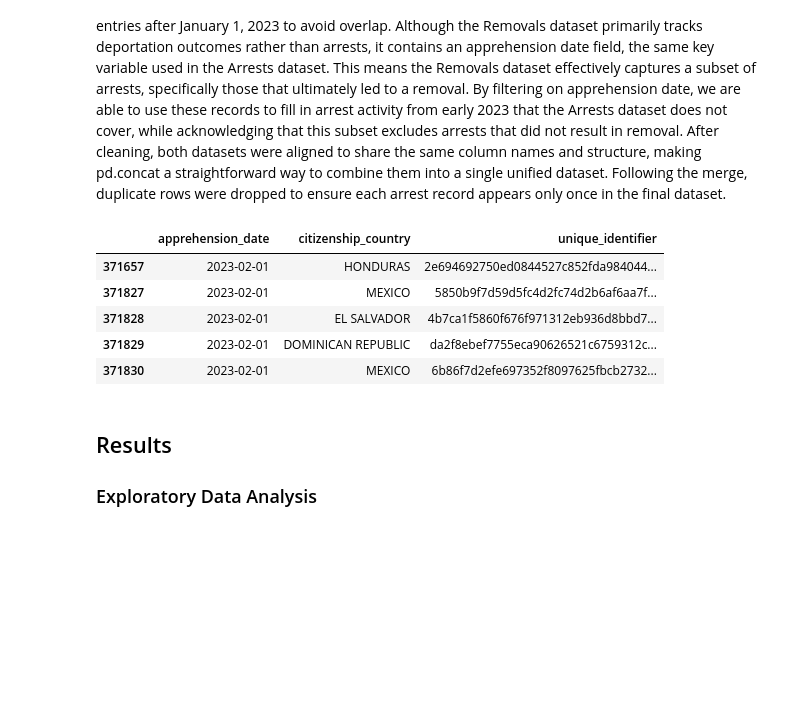
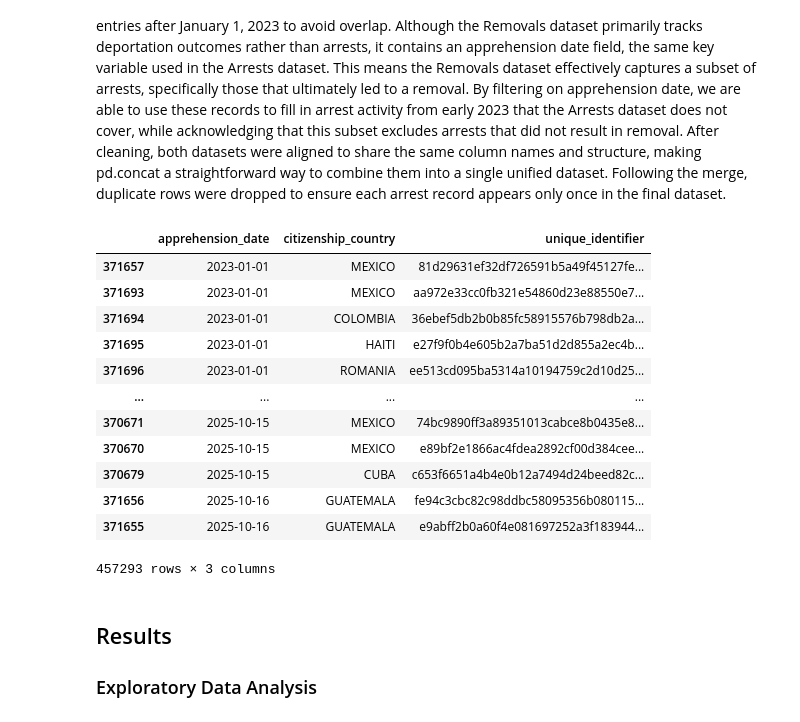
Before and after one commit to COGS108/Group109_WI26, a Jupyter notebook: 03-FinalProject.ipynb, the cells around one changed output. Cells and saved outputs as stored; diff of their text form; code cells hidden in the pictures; blank space fills up the shorter version.

```diff
--- a/03-FinalProject.ipynb
+++ b/03-FinalProject.ipynb
@@ -266,17 +272,27 @@ ice_removals_2011_2023_clean.head()
 ### Joining Datasets
 As noted earlier, the ICE 2023–2025 Arrests Dataset only covers September 2023 through October 2025, meaning arrests before that window are not captured. To ensure a more complete picture, we supplemented it with records from the ICE 2011–2023 Removals Dataset, filtering to only include entries after January 1, 2023 to avoid overlap. Although the Removals dataset primarily tracks deportation outcomes rather than arrests, it contains an apprehension date field, the same key variable used in the Arrests dataset. This means the Removals dataset effectively captures a subset of arrests, specifically those that ultimately led to a removal. By filtering on apprehension date, we are able to use these records to fill in arrest activity from early 2023 that the Arrests dataset does not cover, while acknowledging that this subset excludes arrests that did not result in removal. After cleaning, both datasets were aligned to share the same column names and structure, making pd.concat a straightforward way to combine them into a single unified dataset. Following the merge, duplicate rows were dropped to ensure each arrest record appears only once in the final dataset.
 # %%
-ice_removals_2023 = ice_removals_2011_2023_clean[ice_removals_2011_2023_clean['apprehension_date']>='2023-02-01']
+# Filter the removals dataset to only include records from February 2023 onward
+ice_removals_2023 = ice_removals_2011_2023_clean[ice_removals_2011_2023_clean['apprehension_date']>='2023-01-01']
+# Combine the 2023-onward removals with the arrests dataset into a single dataframe
 ice_2023_2025 =pd.concat([ice_arrests_2023_2025_clean, ice_removals_2023], ignore_index=True)
+# Remove any duplicate records that may have appeared in both datasets
 ice_2023_2025 = ice_2023_2025.drop_duplicates()
-ice_2023_2025.sort_values(by='apprehension_date').head()
+ice_2023_2025.sort_values(by='apprehension_date')
 # %% [output]
 |  | apprehension_date | citizenship_country | unique_identifier |
-| 371657 | 2023-02-01 | HONDURAS | 2e694692750ed0844527c852fda984044... |
-| 371827 | 2023-02-01 | MEXICO | 5850b9f7d59d5fc4d2fc74d2b6af6aa7f... |
-| 371828 | 2023-02-01 | EL SALVADOR | 4b7ca1f5860f676f971312eb936d8bbd7... |
-| 371829 | 2023-02-01 | DOMINICAN REPUBLIC | da2f8ebef7755eca90626521c6759312c... |
-| 371830 | 2023-02-01 | MEXICO | 6b86f7d2efe697352f8097625fbcb2732... |
+| 371657 | 2023-01-01 | MEXICO | 81d29631ef32df726591b5a49f45127fe... |
+| 371693 | 2023-01-01 | MEXICO | aa972e33cc0fb321e54860d23e88550e7... |
+| 371694 | 2023-01-01 | COLOMBIA | 36ebef5db2b0b85fc58915576b798db2a... |
+| 371695 | 2023-01-01 | HAITI | e27f9f0b4e605b2a7ba51d2d855a2ec4b... |
+| 371696 | 2023-01-01 | ROMANIA | ee513cd095ba5314a10194759c2d10d25... |
+| ... | ... | ... | ... |
+| 370671 | 2025-10-15 | MEXICO | 74bc9890ff3a89351013cabce8b0435e8... |
+| 370670 | 2025-10-15 | MEXICO | e89bf2e1866ac4fdea2892cf00d384cee... |
+| 370679 | 2025-10-15 | CUBA | c653f6651a4b4e0b12a7494d24beed82c... |
+| 371656 | 2025-10-16 | GUATEMALA | fe94c3cbc82c98ddbc58095356b080115... |
+| 371655 | 2025-10-16 | GUATEMALA | e9abff2b0a60f4e081697252a3f183944... |
+457293 rows × 3 columns
 # %% [markdown]
 ## Results
 
```
Also changed, not shown: parts of 7 cells of this notebook.
